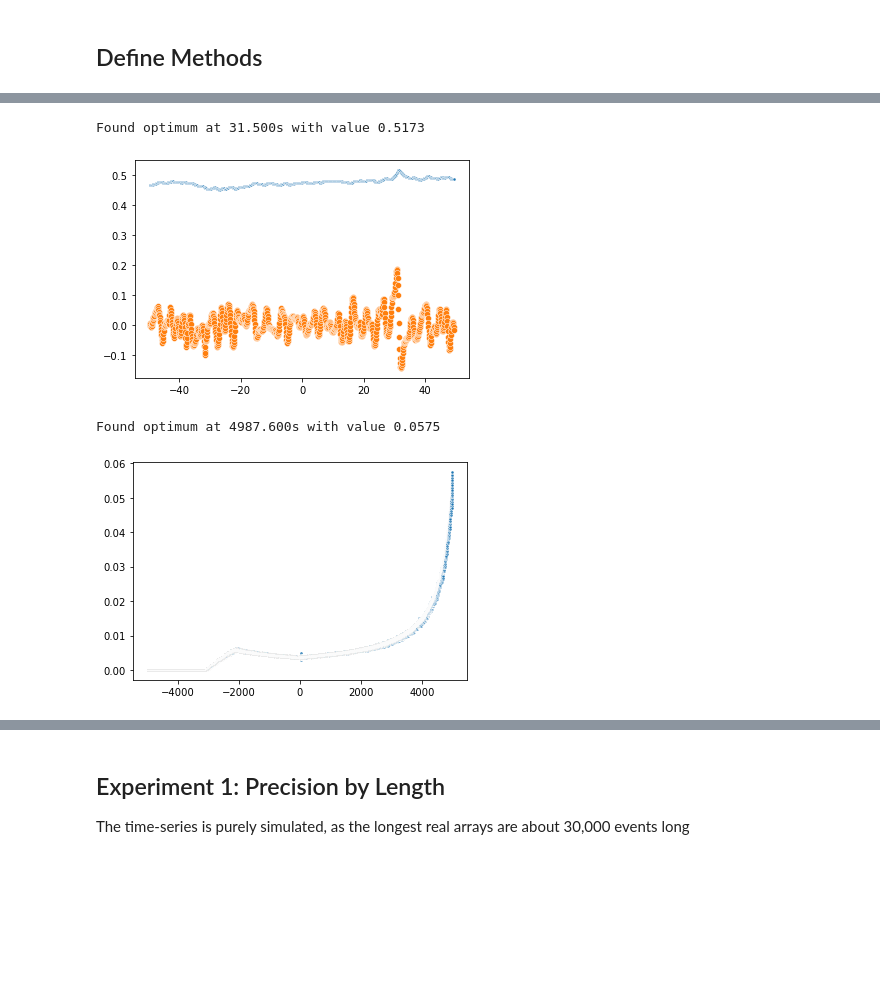
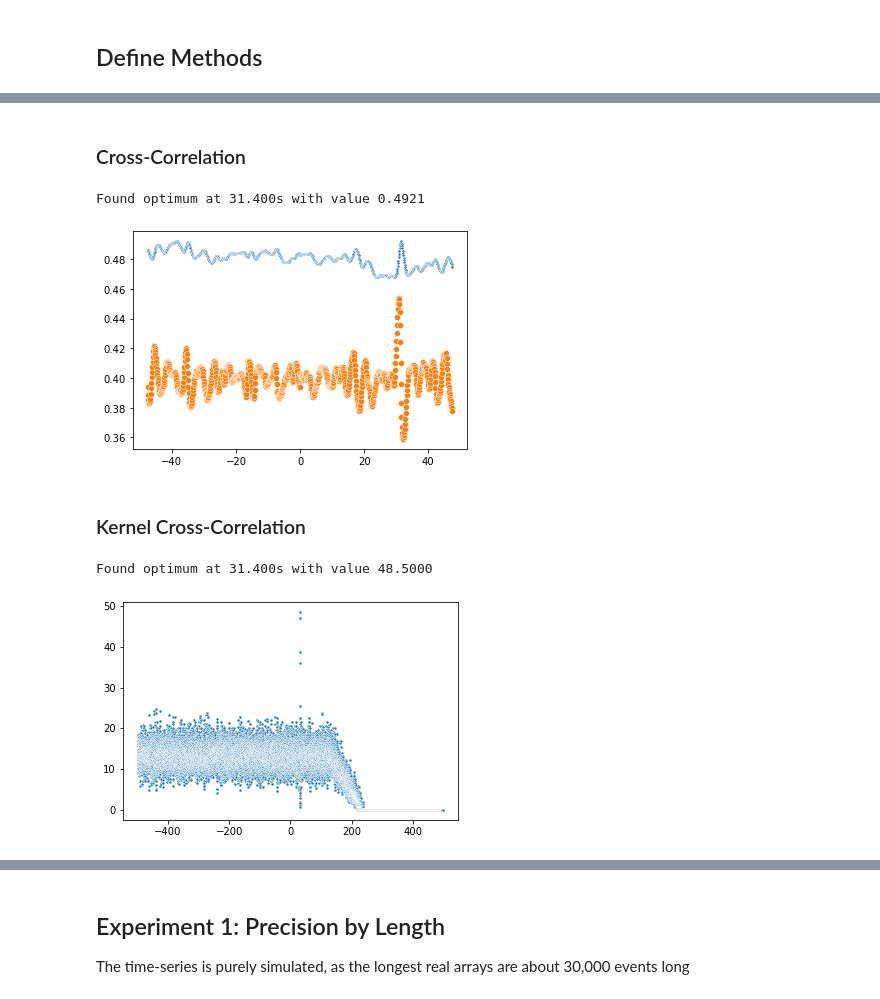
Before and after one commit to iot-salzburg/nearest-advocate, a Jupyter notebook: experiments/method_comparision_semisimulated.ipynb, the cells around one changed output, grey strips where cells are left out. Saved outputs shown, nothing was run; the diff lists cells and outputs as text; code cells hidden in the pictures; blank space fills up the shorter version.

Commit message:
fixed cross-correlation

```diff
--- a/experiments/method_comparision_semisimulated.ipynb
+++ b/experiments/method_comparision_semisimulated.ipynb
@@ -248,10 +255,6 @@ modify_timeseries(arr=heart_beat_dataset[0][0], offset=np.pi, subselect_length=1
 # %% [output]
 array([1985.2642013 , 1985.94322342, 1987.22308435, 1988.86971251,
        1990.34830416])
-# %%
-# create dummy time-series
-arr_ref = np.cumsum(np.random.normal(loc=1, scale=0.25, size=600))
-arr_sig = modify_timeseries(arr=arr_ref, offset=np.pi, sigma=0.1, fraction=0.99)
 # %% [markdown]
 ## Define Methods
 # %%
@@ -512,3 +458,5 @@ Found optimum at 31.400s with value 0.9052
+# %% [markdown]
+### Cross-Correlation
 # %%
 def pearson_cc(arr_ref: np.ndarray, arr_sig: np.ndarray,
                mode: str="same", method: str="auto",
@@ -516,7 +464,13 @@ def pearson_cc(arr_ref: np.ndarray, arr_sig: np.ndarray,
     """Pearson Cross-correlation between two event-based time-series.
     An inter-event interpolation is performed in order to create continuous
     signals. The results are normalized between -1 and 1
-    mode, method: see the documentation of scipy.signal.correlate
+    arr_ref (np.array): Reference array or timestamps assumed to be correct
+    arr_sig (np.array): Signal array of  timestamps, assumed to be shifted by an unknown constant time-delta
+    mode (str): mode of the scipy's cross-correlation method: 'same', 'full'
+    method (str): mode of the scipy's cross-correlation method: 'auto', 'fft', 'direct'
+    smooth_outliers (bool): flag if to smooth small or very high gaps after the interpolation
+    significant_area (float): parameter for the extraction of the significant peak in the CC-curve,
+        Specifies the width around the largest differences for the peak detection.
     """
     # Interpolate on a constant sample rate
     stepwidth = 1/SAMPLES_PER_S
@@ -567,18 +521,21 @@ def pearson_cc(arr_ref: np.ndarray, arr_sig: np.ndarray,
         time_shift, metric = time_delays[np.argmax(time_delays[:,1])]
     return time_shift, metric, time_delays
 
-arr_ref = np.cumsum(np.random.normal(loc=1, scale=0.25, size=600))
-arr_sig = modify_timeseries(arr=arr_ref, offset=10*np.pi, sigma=0.1, fraction=1.0)[:100]
+arr_ref = np.cumsum(np.random.normal(loc=1, scale=0.25, size=1000))
+arr_sig = modify_timeseries(arr=arr_ref, offset=10*np.pi, sigma=0.1, fraction=0.99,
+                           time_warp_scale=0.00, subselect_length=100)
 time_shift, metric, time_delays = pearson_cc(arr_ref, arr_sig, mode="same", method="fft")
 # time_shift, metric = time_delays[np.argmax(time_delays[:,1])]
 print(f"Found optimum at {time_shift:.3f}s with value {metric:.4f}")
 
 sns.scatterplot(x=time_delays[:,0], y=time_delays[:,1], marker='.')
-sns.scatterplot(x=time_delays[:-1,0], y=100*np.diff(time_delays[:,1]))
+sns.scatterplot(x=time_delays[:-1,0], y=0.4+25*np.diff(time_delays[:,1]))
 plt.show()
 # %% [output]
-Found optimum at 31.500s with value 0.5173
+Found optimum at 31.400s with value 0.4921
-[figure, old version]
+[figure, new version]
+# %% [markdown]
+### Kernel Cross-Correlation
 # %%
 @numba.njit
 def discretize_arrays(arr_ref, arr_sig):
@@ -611,59 +568,50 @@ def discretize_array(arr_ref):
             arr_ref_onehot[idx] = 1
             arr_ref_idx += 1
         cum_time += KERNEL_PRECISION
     return arr_ref_onehot
 
 def kernel_cc(arr_ref: np.ndarray, arr_sig: np.ndarray,
               kernel_width: float=0.5,
                mode: str="same", method: str="auto"):
     """Kernel Cross-correlation between two event-based time-series.
     An a kernel convolution is performed in order to create continuous
     signals. The results are normalized between -1 and 1
-    mode, method: see the documentation of scipy.signal.correlate
+    arr_ref (np.array): Reference array or timestamps assumed to be correct
+    arr_sig (np.array): Signal array of  timestamps, assumed to be shifted by an unknown constant time-delta
+    mode (str): mode of the scipy's cross-correlation method: 'same', 'full'
+    method (str): mode of the scipy's cross-correlation method: 'auto', 'fft', 'direct'
+    kernel_width (float): Width of the kernel for the convolution of the event-arrays.
     """
     # Discretize
     arr_ref_onehot, arr_sig_onehot = discretize_arrays(arr_ref, arr_sig)
 
     # Convolve with a triangular kernel of width
-    kernel = 1-np.abs(np.arange(-kernel_width, kernel_width, 2*KERNEL_PRECISION))
-    kernel = kernel / kernel.sum()
+    kernel = kernel_width-np.abs(np.arange(-kernel_width, kernel_width+1e-3, 2*KERNEL_PRECISION))
+    # kernel = kernel / kernel.sum()
     arr_ref_cont = np.convolve(arr_ref_onehot, kernel, mode="same")
-    # arr_ref_cont /= arr_ref_cont.sum()
+    arr_ref_cont /= arr_ref_cont.max()
     arr_sig_cont = np.convolve(arr_sig_onehot, kernel, mode="same")
-    # arr_sig_cont /= arr_sig_cont.sum()
+    arr_sig_cont /= arr_sig_cont.max()
 
     # calculte the correlation
     corrs = correlate(arr_sig_cont, arr_ref_cont, mode=mode, method="fft")
     time_lags =  KERNEL_PRECISION * correlation_lags(
         arr_sig_cont.size, arr_ref_cont.size, mode=mode)
 
-    # return where there is an overlap above 50%
-    if mode == "full":
-        # normalize the correlations
-        overlap_widths = (KERNEL_PRECISION*len(time_lags)/2 - np.abs(time_lags))
-        # corrs = corrs / (overlap_widths + 10)
-        corrs /= len(corrs)
-        time_delays = np.array([time_lags, corrs]).T
-        return time_delays[overlap_widths>np.max(overlap_widths)/2]
-    if mode == "same":
-        # raise Exception(f"Not implemented mode: '{mode}'")
-        # normalize the correlations
-        overlap_widths = (KERNEL_PRECISION*len(time_lags)/2 - np.abs(time_lags))
-        corrs /= (overlap_widths+350)# + KERNEL_PRECISION*len(arr_ref_onehot))
-        # # norm into the range -1, 1
-        # corrs = corrs / np.sqrt(np.mean(arr_ref_cont**2) * np.mean(arr_sig_cont**2))
-        time_delays = np.array([time_lags, corrs]).T
-        return time_delays
+    time_delays = np.array([time_lags, corrs]).T
+    time_shift, metric = time_delays[np.argmax(time_delays[:,1])]
 
-arr_ref = np.cumsum(np.random.normal(loc=1, scale=0.25, size=10000))
-arr_sig = modify_timeseries(arr=arr_ref, offset=10*np.pi, sigma=0.1, fraction=0.2,
-                           time_warp_scale=0.00, subselect_length=1000)
-time_delays = kernel_cc(arr_ref, arr_sig, mode="same", method="fft", kernel_width=1.0)
-time_shift, metric = time_delays[np.argmax(time_delays[:,1])]
+    return time_shift, metric, time_delays
+
+
+arr_ref = np.cumsum(np.random.normal(loc=1, scale=0.25, size=1000))
+arr_sig = modify_timeseries(arr=arr_ref, offset=10*np.pi, sigma=0.1, fraction=0.99,
+                           time_warp_scale=0.00, subselect_length=100)
+time_shift, metric, time_delays = kernel_cc(arr_ref, arr_sig, mode="same", method="fft", kernel_width=0.2)
 print(f"Found optimum at {time_shift:.3f}s with value {metric:.4f}")
 
 sns.scatterplot(x=time_delays[:,0], y=time_delays[:,1], marker='.')
 plt.show()
 # %% [output]
-Found optimum at 4987.600s with value 0.0575
+Found optimum at 31.400s with value 48.5000
-[figure, old version]
+[figure, new version]
```
Also changed, not shown: parts of 42 cells of this notebook.
